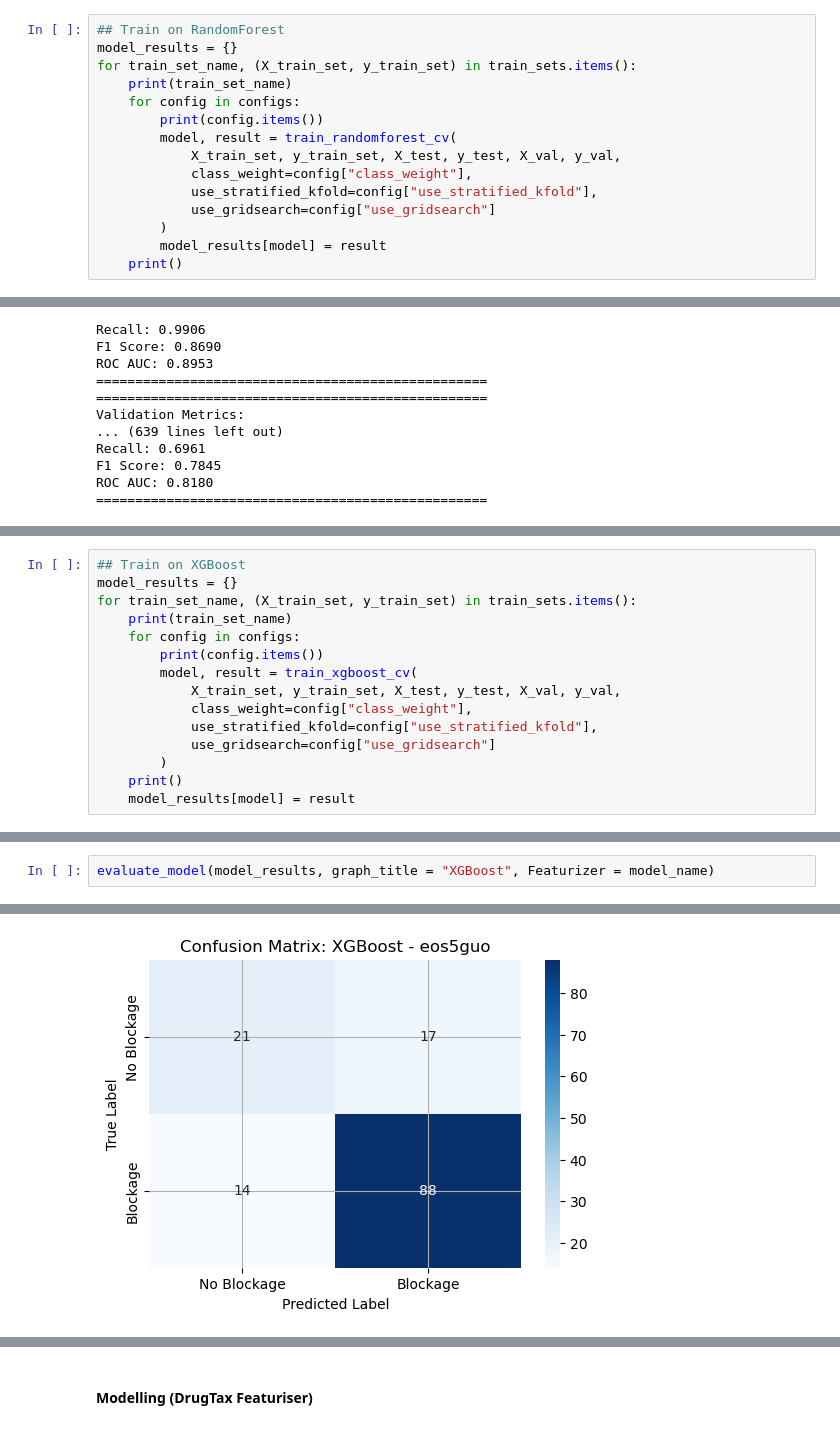
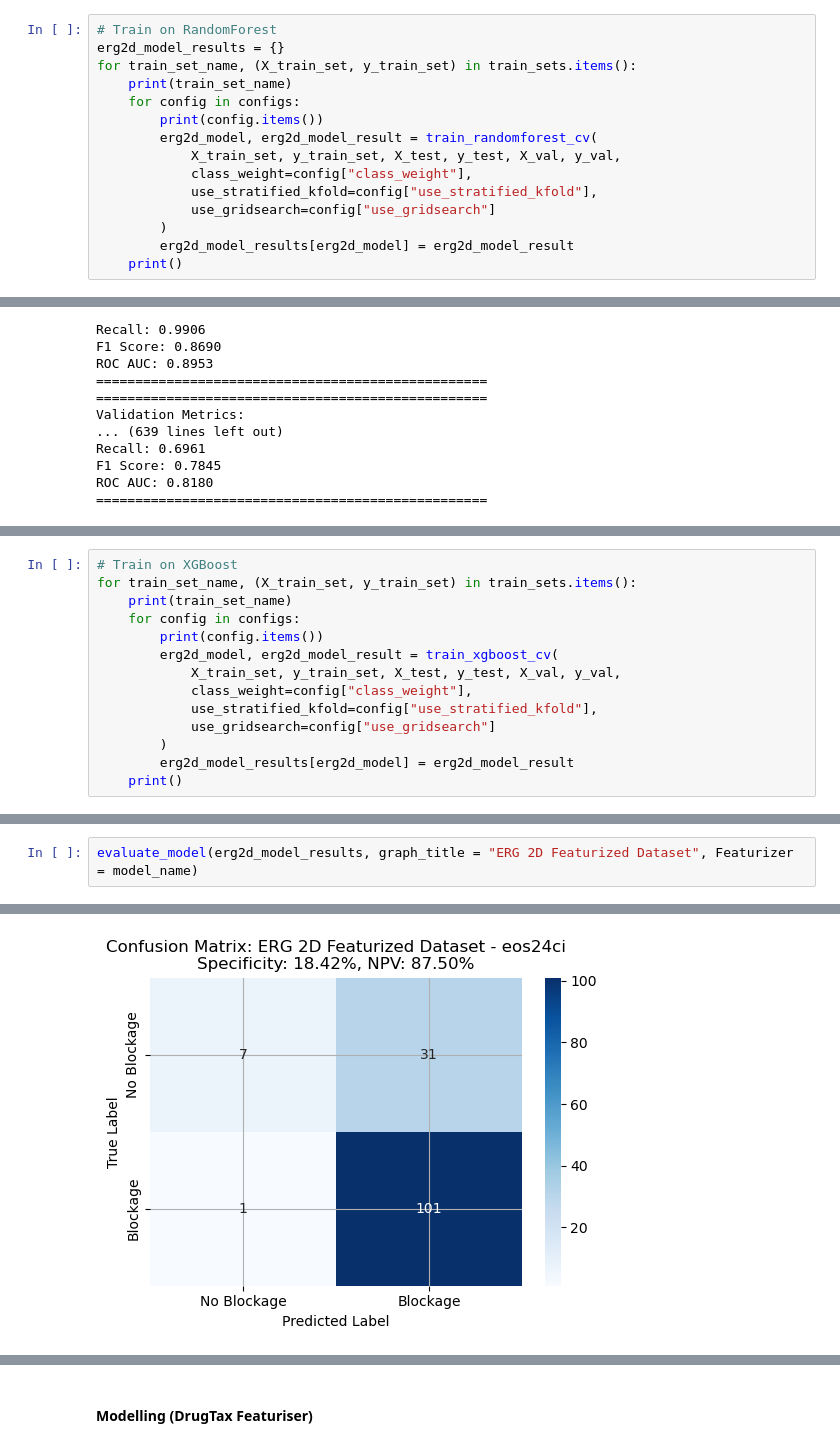
Before and after one commit to GentRoyal/outreachy-contributions, a Jupyter notebook: notebooks/TDC - Toxicity Prediction Task.ipynb, the cells around one changed output, grey strips where cells are left out. Cells and saved outputs as stored; diff of their text form.

```diff
--- a/notebooks/TDC - Toxicity Prediction Task.ipynb
+++ b/notebooks/TDC - Toxicity Prediction Task.ipynb
@@ -634,19 +602,19 @@ model_name = 'eos5guo'
 
 train_sets, configs = model_config()
 # %%
-## Train on RandomForest
-model_results = {}
+# Train on RandomForest
+erg2d_model_results = {}
 for train_set_name, (X_train_set, y_train_set) in train_sets.items():
     print(train_set_name)
     for config in configs:
         print(config.items())
-        model, result = train_randomforest_cv(
+        erg2d_model, erg2d_model_result = train_randomforest_cv(
             X_train_set, y_train_set, X_test, y_test, X_val, y_val,
             class_weight=config["class_weight"],
             use_stratified_kfold=config["use_stratified_kfold"],
             use_gridsearch=config["use_gridsearch"]
         )
-        model_results[model] = result
+        erg2d_model_results[erg2d_model] = erg2d_model_result
     print()
 # %% [output]
 Original Set
@@ -680,15 +636,0 @@ Best ROC-Score: 0.8223684210526315
-# %%
-## Train on XGBoost
-model_results = {}
-for train_set_name, (X_train_set, y_train_set) in train_sets.items():
-    print(train_set_name)
-    for config in configs:
-        print(config.items())
-        model, result = train_xgboost_cv(
-            X_train_set, y_train_set, X_test, y_test, X_val, y_val,
-            class_weight=config["class_weight"],
-            use_stratified_kfold=config["use_stratified_kfold"],
-            use_gridsearch=config["use_gridsearch"]
-        )
-    print()
-    model_results[model] = result
@@ -712,0 +637,14 @@ ROC AUC: 0.7697
+# %%
+# Train on XGBoost
+for train_set_name, (X_train_set, y_train_set) in train_sets.items():
+    print(train_set_name)
+    for config in configs:
+        print(config.items())
+        erg2d_model, erg2d_model_result = train_xgboost_cv(
+            X_train_set, y_train_set, X_test, y_test, X_val, y_val,
+            class_weight=config["class_weight"],
+            use_stratified_kfold=config["use_stratified_kfold"],
+            use_gridsearch=config["use_gridsearch"]
+        )
+        erg2d_model_results[erg2d_model] = erg2d_model_result
+    print()
@@ -713,3 +669,3 @@ ROC AUC: 0.7697
 # %%
-evaluate_model(model_results, graph_title = "XGBoost", Featurizer = model_name)
+evaluate_model(erg2d_model_results, graph_title = "ERG 2D Featurized Dataset", Featurizer = model_name)
 # %% [output]
@@ -731 +677 @@ Best ROC-Score: 0.80843653250774
-[figure, old version]
+[figure, new version]
```
Also changed, not shown: parts of 12 cells of this notebook, 28 other files.
